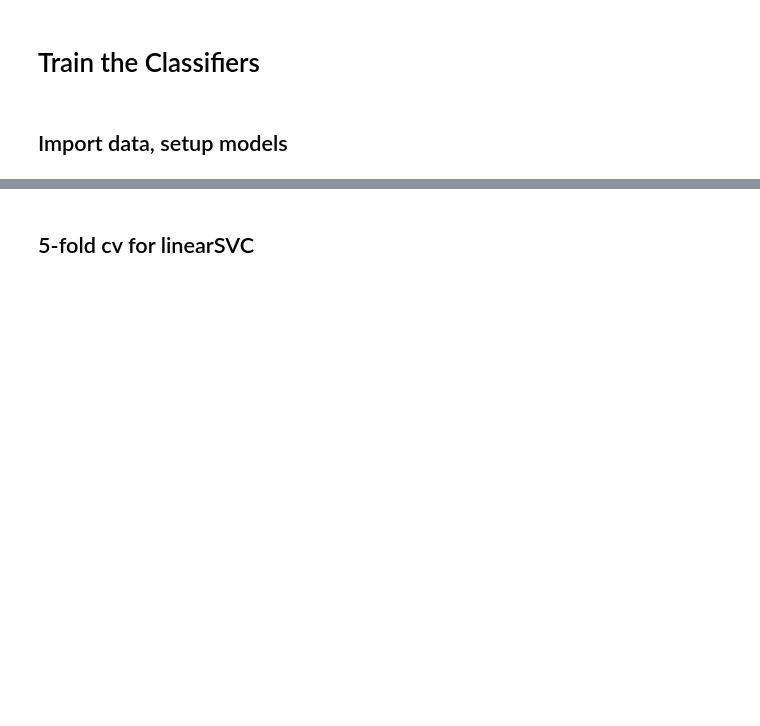
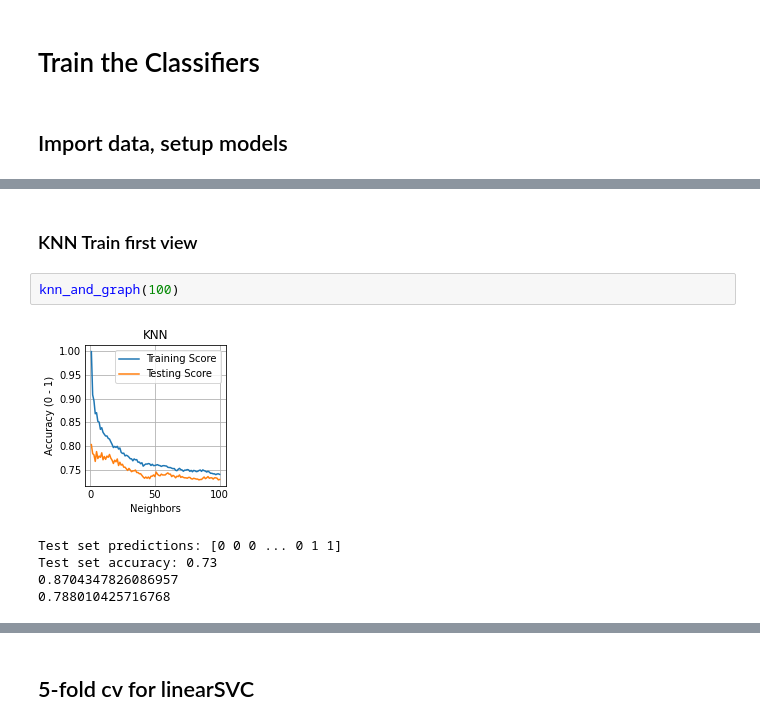
Before and after one commit to jasonmrimer/cse590-machine-learning, a Jupyter notebook: Homework_2.ipynb, the cells around one changed output, grey strips where cells are left out. Drawn from its saved outputs; the diff is of its cells as text; blank space fills up the shorter version.

```diff
--- a/Homework_2.ipynb
+++ b/Homework_2.ipynb
@@ -122,0 +123,10 @@ Test set accuracy: 0.77
+# %% [markdown]
+### KNN Train first view
+# %%
+knn_and_graph(100)
+# %% [output]
+[figure, added]
+Test set predictions: [0 0 0 ... 0 1 1]
+Test set accuracy: 0.73
+0.8704347826086957
+0.788010425716768
```
Also changed, not shown: parts of 20 cells of this notebook.
